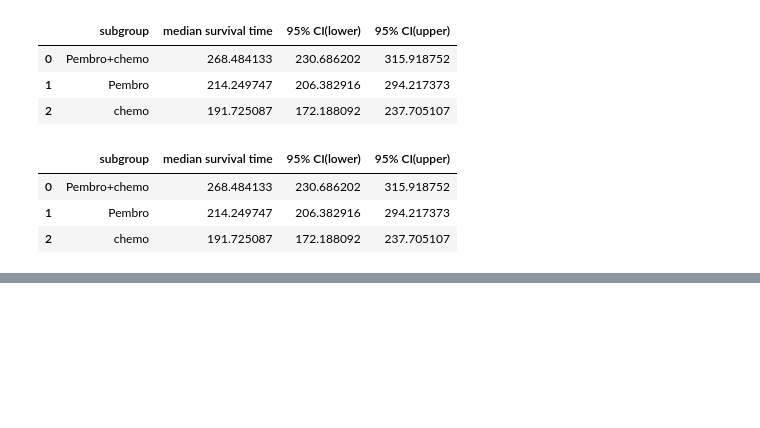
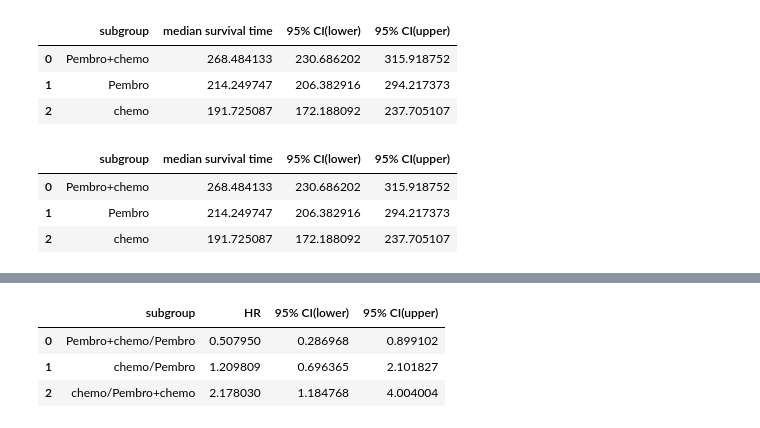
Before and after one commit to oceanvntp/KaplanMeier_curve_app, a Jupyter notebook: 設計用.ipynb, the cells around one changed output, grey strips where cells are left out. Cells and saved outputs as stored; diff of their text form; code cells hidden in the pictures; blank space fills up the shorter version.

```diff
--- a/設計用.ipynb
+++ b/設計用.ipynb
@@ -507,0 +599,2 @@ median_duration(df_e).style.applymap(heighlight_value, subset=['median survival
+# %%
+cph = hazard_table(df_e, event_flag=0)
@@ -507,0 +619,7 @@ median_duration(df_e).style.applymap(heighlight_value, subset=['median survival
+# %%
+cph
+# %% [output]
+|  | subgroup | HR | 95% CI(lower) | 95% CI(upper) |
+| 0 | Pembro+chemo/Pembro | 0.507950 | 0.286968 | 0.899102 |
+| 1 | chemo/Pembro | 1.209809 | 0.696365 | 2.101827 |
+| 2 | chemo/Pembro+chemo | 2.178030 | 1.184768 | 4.004004 |
```
Also changed, not shown: parts of 21 cells of this notebook, 1 other file.
